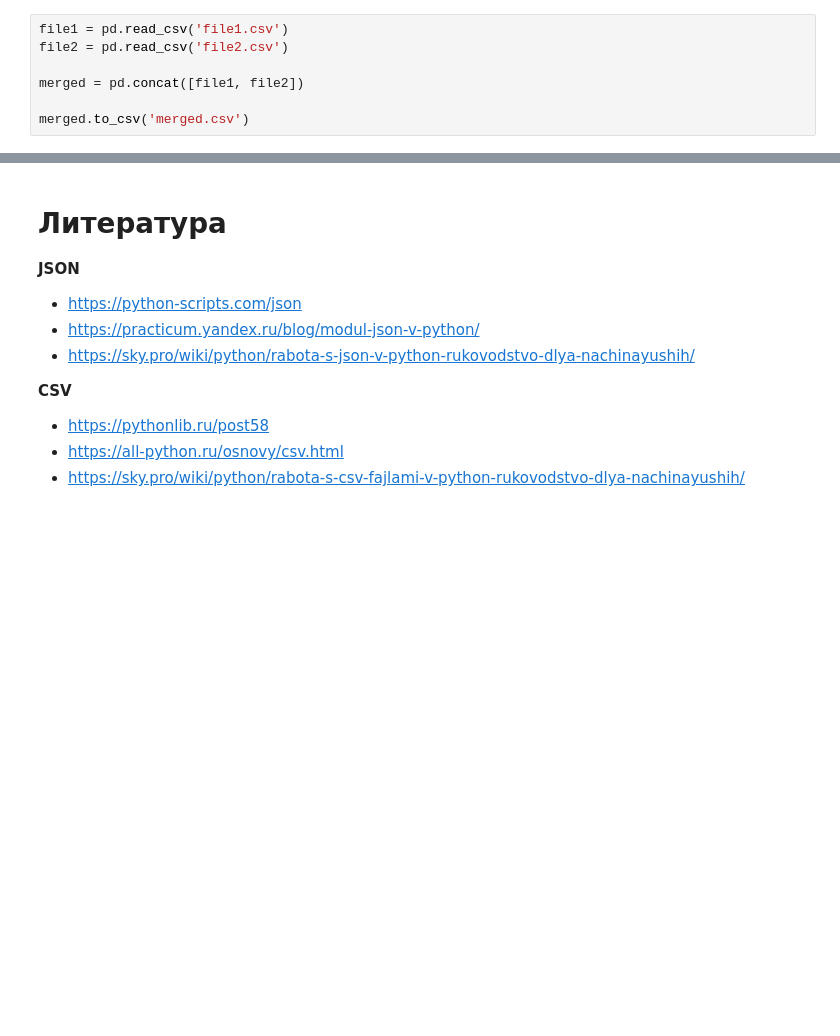
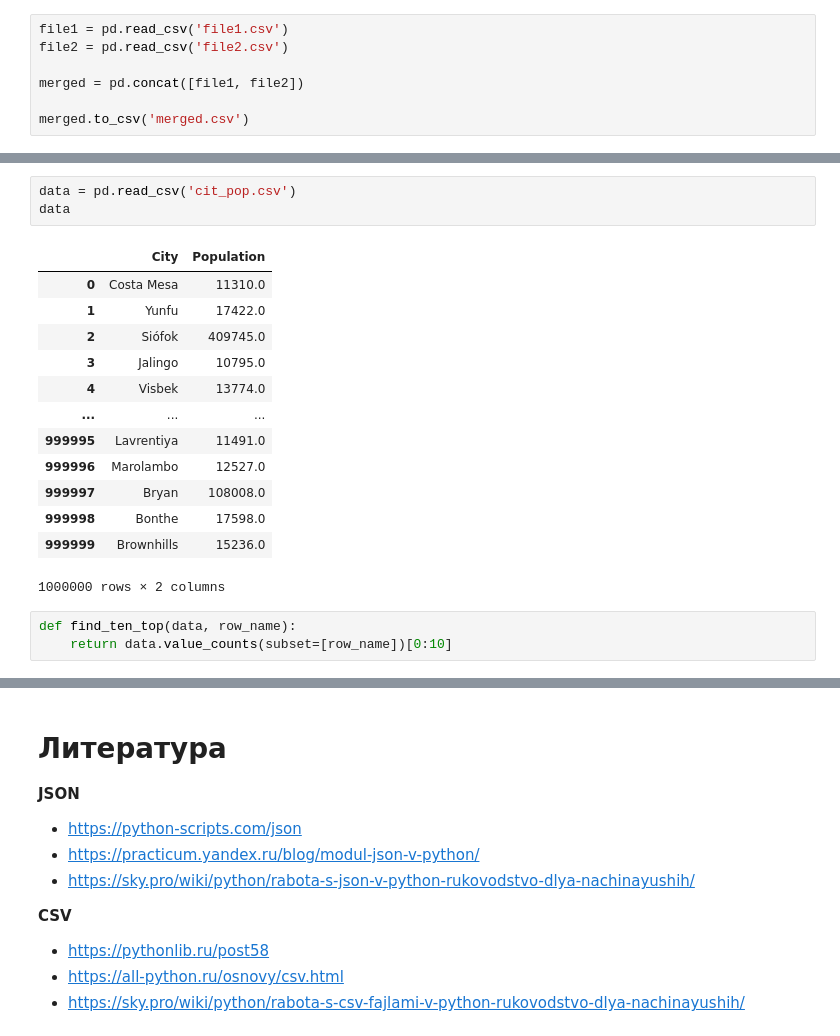
Before and after one commit to Muxa12012/MISIS, a Jupyter notebook: Algorithms_and_Data_Structures/1_JsonCsv/1_JsonCsv.ipynb, the cells around one changed output, grey strips where cells are left out. Cells and saved outputs as stored; diff of their text form; blank space fills up the shorter version.

```diff
--- a/Algorithms_and_Data_Structures/1_JsonCsv/1_JsonCsv.ipynb
+++ b/Algorithms_and_Data_Structures/1_JsonCsv/1_JsonCsv.ipynb
@@ -884,0 +963,20 @@ merged.to_csv('merged.csv')
+# %%
+data = pd.read_csv('cit_pop.csv')
+data
+# %% [output]
+|  | City | Population |
+| 0 | Costa Mesa | 11310.0 |
+| 1 | Yunfu | 17422.0 |
+| 2 | Siófok | 409745.0 |
+| 3 | Jalingo | 10795.0 |
+| 4 | Visbek | 13774.0 |
+| ... | ... | ... |
+| 999995 | Lavrentiya | 11491.0 |
+| 999996 | Marolambo | 12527.0 |
+| 999997 | Bryan | 108008.0 |
+| 999998 | Bonthe | 17598.0 |
+| 999999 | Brownhills | 15236.0 |
+1000000 rows × 2 columns
+# %%
+def find_ten_top(data, row_name):
+    return data.value_counts(subset=[row_name])[0:10]
```
Also changed, not shown: parts of 12 cells of this notebook, 2 other files.
